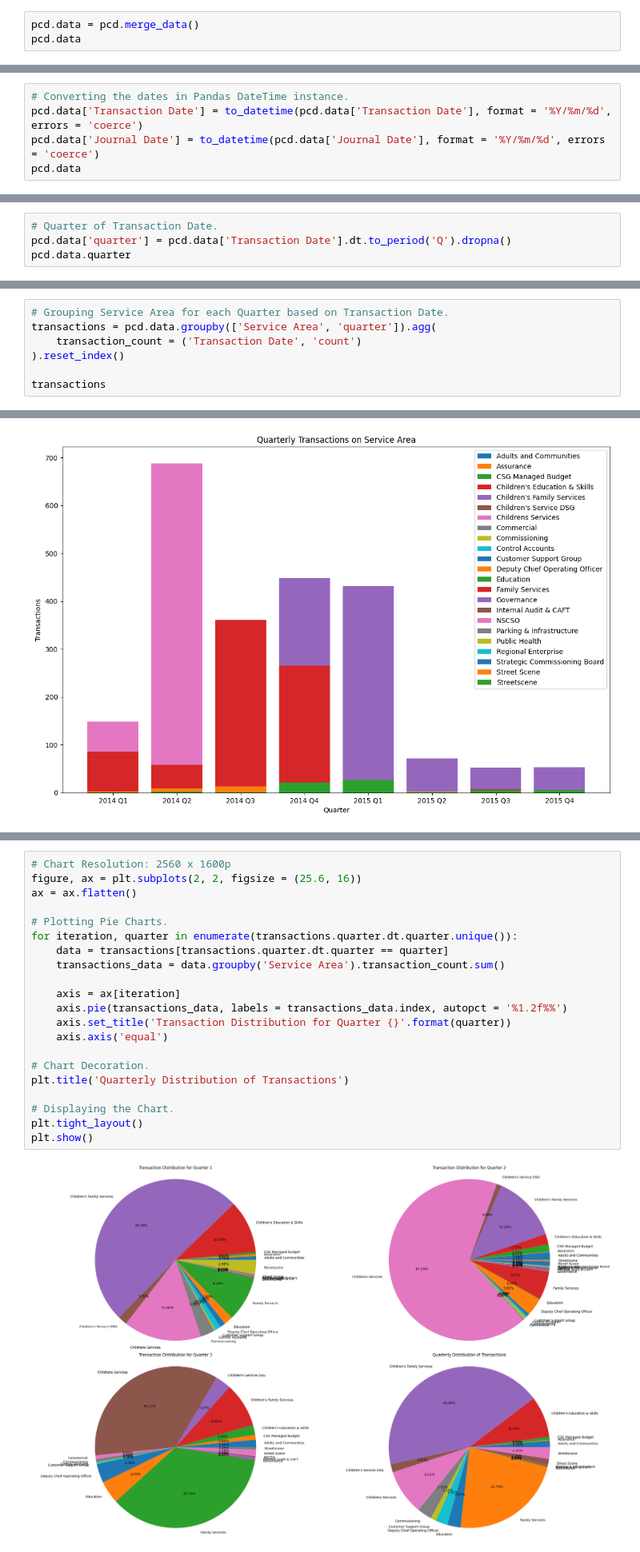
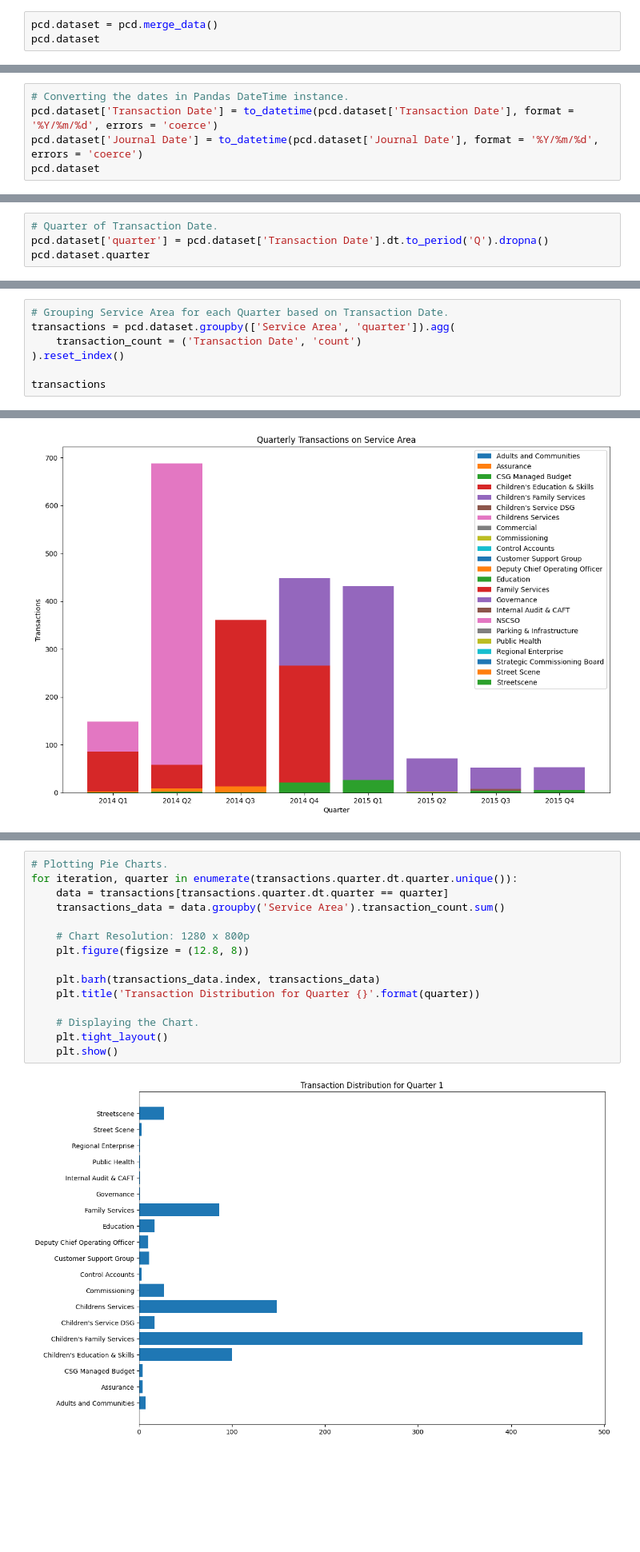
Before and after one commit to rachit-bhatt/Barnet-Borough-Credit-Card-Insights, a Jupyter notebook: Barnet Borough Credit Card Insights.ipynb, the cells around one changed output, grey strips where cells are left out. Shown at 80% size. Cells and saved outputs as stored; diff of their text form; blank space fills up the shorter version.

```diff
--- a/Barnet Borough Credit Card Insights.ipynb
+++ b/Barnet Borough Credit Card Insights.ipynb
@@ -279,8 +279,8 @@ pcd.data
 
  [4931 rows x 8 columns]]
 # %%
-pcd.data = pcd.merge_data()
-pcd.data
+pcd.dataset = pcd.merge_data()
+pcd.dataset
 # %% [output]
 |  | Service Area | Account Description | Creditor | Transaction Date | Journal Reference | Journal Date | ... |
 | 0 | Childrens Services | IT Services | 123-REG.CO.UK | 2014-04-23 | 93.0 | 2014-05-20 | ... |
@@ -313,9 +313,9 @@ pcd.data.describe()
 # Data Preprocessing
 # %%
 # Converting the dates in Pandas DateTime instance.
-pcd.data['Transaction Date'] = to_datetime(pcd.data['Transaction Date'], format = '%Y/%m/%d', errors = 'coerce')
-pcd.data['Journal Date'] = to_datetime(pcd.data['Journal Date'], format = '%Y/%m/%d', errors = 'coerce')
-pcd.data
+pcd.dataset['Transaction Date'] = to_datetime(pcd.dataset['Transaction Date'], format = '%Y/%m/%d', errors = 'coerce')
+pcd.dataset['Journal Date'] = to_datetime(pcd.dataset['Journal Date'], format = '%Y/%m/%d', errors = 'coerce')
+pcd.dataset
 # %% [output]
 |  | Service Area | Account Description | Creditor | Transaction Date | Journal Reference | Journal Date | ... |
 | 0 | Childrens Services | IT Services | 123-REG.CO.UK | 2014-04-23 | 93.0 | 2014-05-20 | ... |
@@ -332,8 +332,8 @@ pcd.data
 17520 rows × 12 columns
 # %%
 # Quarter of Transaction Date.
-pcd.data['quarter'] = pcd.data['Transaction Date'].dt.to_period('Q').dropna()
-pcd.data.quarter
+pcd.dataset['quarter'] = pcd.dataset['Transaction Date'].dt.to_period('Q').dropna()
+pcd.dataset.quarter
 # %% [output]
 0        2014Q2
 1        2014Q1
@@ -353,7 +353,7 @@ Name: quarter, Length: 17520, dtype: period[Q-DEC]
 ## 1. Summary of Transaction Date with Service Area.
 # %%
 # Grouping Service Area for each Quarter based on Transaction Date.
-transactions = pcd.data.groupby(['Service Area', 'quarter']).agg(
+transactions = pcd.dataset.groupby(['Service Area', 'quarter']).agg(
     transaction_count = ('Transaction Date', 'count')
 ).reset_index()
 
@@ -426,23 +430,17 @@ plt.show()
 # %%
-# Chart Resolution: 2560 x 1600p
-figure, ax = plt.subplots(2, 2, figsize = (25.6, 16))
-ax = ax.flatten()
-
 # Plotting Pie Charts.
 for iteration, quarter in enumerate(transactions.quarter.dt.quarter.unique()):
     data = transactions[transactions.quarter.dt.quarter == quarter]
     transactions_data = data.groupby('Service Area').transaction_count.sum()
 
-    axis = ax[iteration]
-    axis.pie(transactions_data, labels = transactions_data.index, autopct = '%1.2f%%')
-    axis.set_title('Transaction Distribution for Quarter {}'.format(quarter))
-    axis.axis('equal')
+    # Chart Resolution: 1280 x 800p
+    plt.figure(figsize = (12.8, 8))
 
-# Chart Decoration.
-plt.title('Quarterly Distribution of Transactions')
+    plt.barh(transactions_data.index, transactions_data)
+    plt.title('Transaction Distribution for Quarter {}'.format(quarter))
 
-# Displaying the Chart.
-plt.tight_layout()
-plt.show()
+    # Displaying the Chart.
+    plt.tight_layout()
+    plt.show()
 # %% [output]
-[figure, old version]
+[figure, new version]
```
Also changed, not shown: parts of 9 cells of this notebook.
